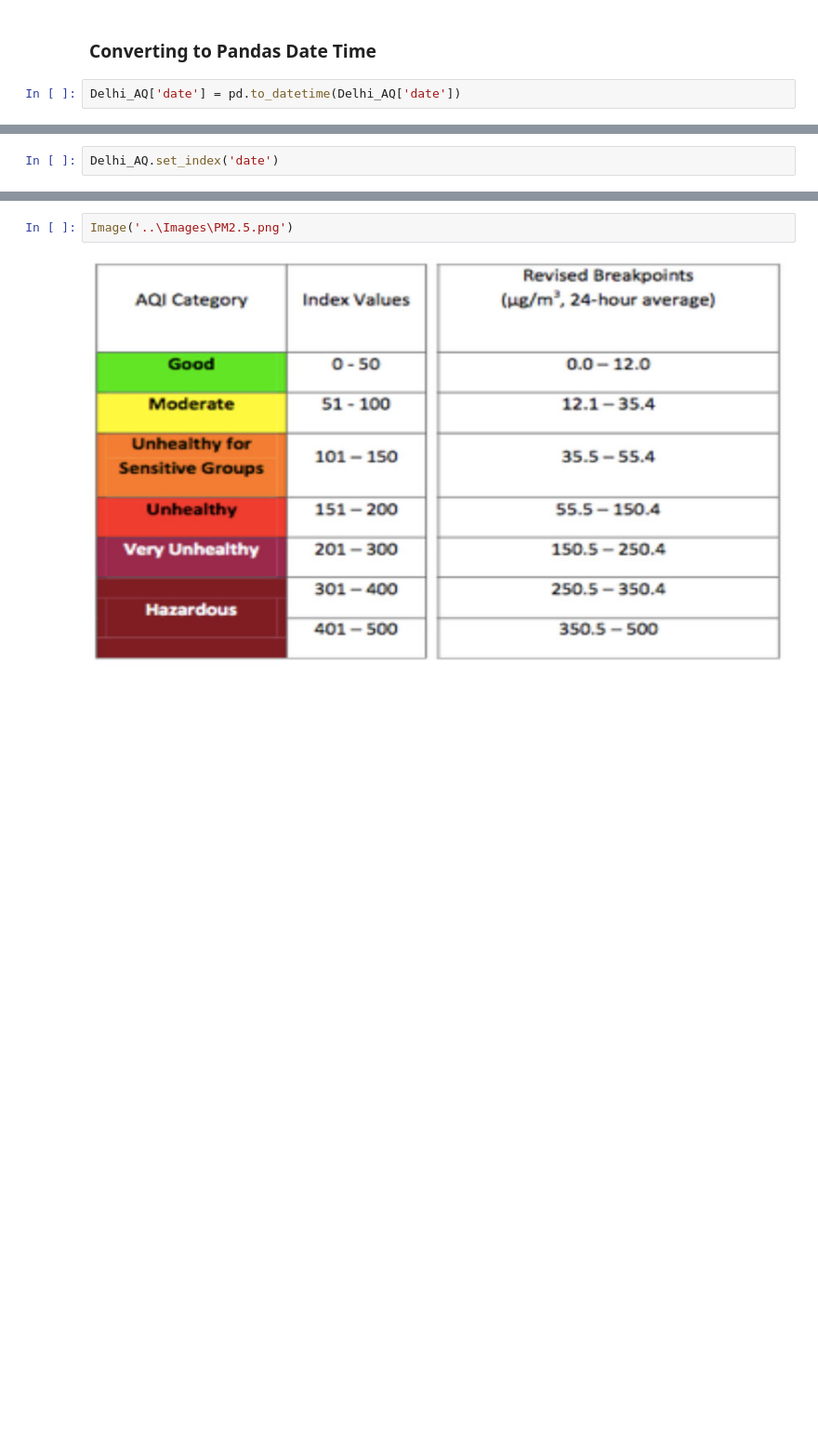
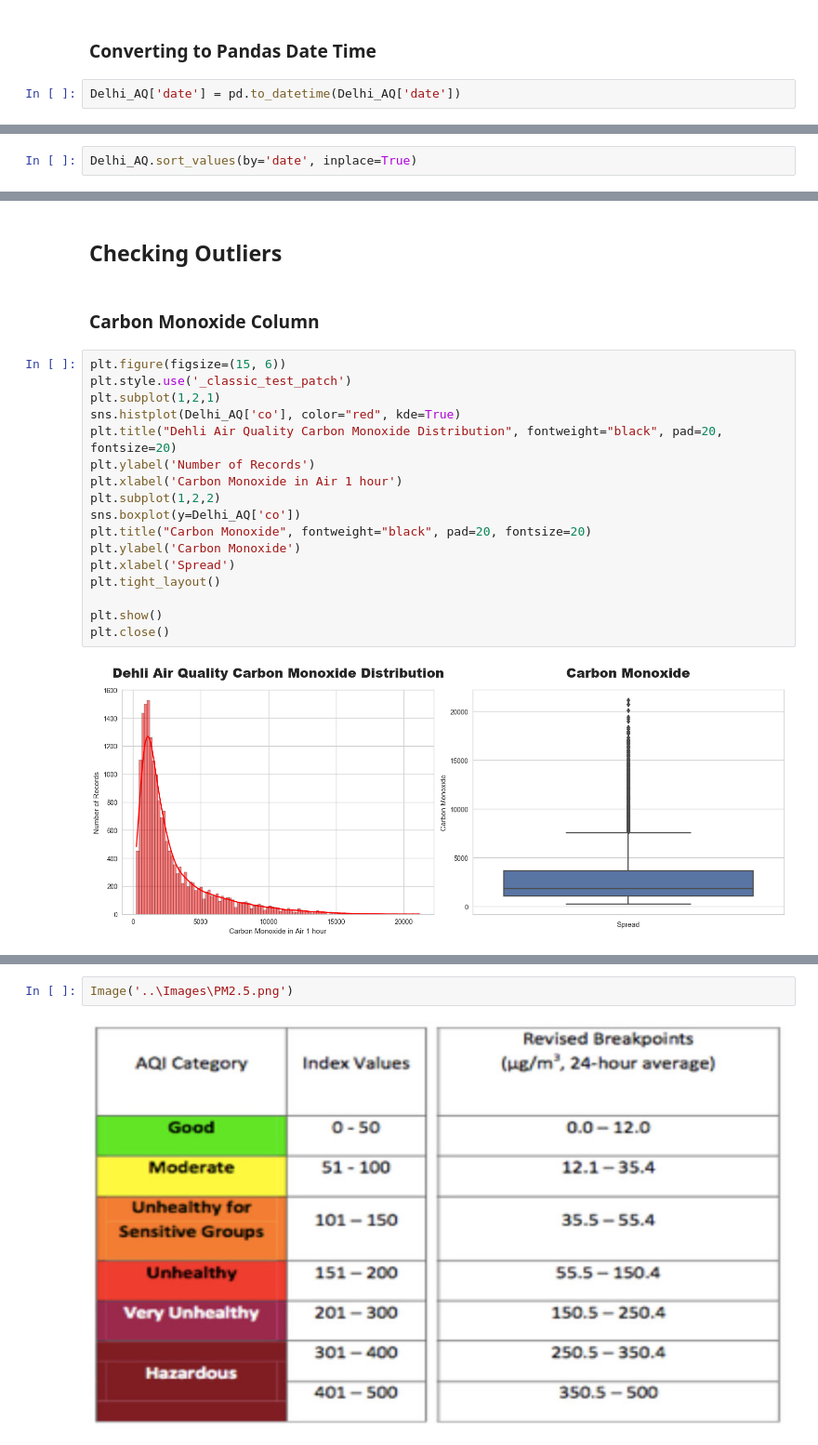
Before and after one commit to GHOSTRITAM/CLASS_PROJECT, a Jupyter notebook: AQI of Delhi/Notebook/Project Delhi.ipynb, the cells around one changed output, grey strips where cells are left out. Shown at 93% size. Saved outputs shown, nothing was run; the diff lists cells and outputs as text; blank space fills up the shorter version.

```diff
--- a/AQI of Delhi/Notebook/Project Delhi.ipynb
+++ b/AQI of Delhi/Notebook/Project Delhi.ipynb
@@ -167,2 +161,0 @@ Delhi_AQ.head()
-# %%
-Delhi_AQ.set_index('date')
@@ -183,0 +164,2 @@ Delhi_AQ.set_index('date')
+# %%
+Delhi_AQ.sort_values(by='date', inplace=True)
@@ -183,0 +180,23 @@ Delhi_AQ.set_index('date')
+# %% [markdown]
+## Checking Outliers ##
+# %% [markdown]
+### Carbon Monoxide Column ###
+# %%
+plt.figure(figsize=(15, 6))
+plt.style.use('_classic_test_patch')
+plt.subplot(1,2,1)
+sns.histplot(Delhi_AQ['co'], color="red", kde=True)
+plt.title("Dehli Air Quality Carbon Monoxide Distribution", fontweight="black", pad=20, fontsize=20)
+plt.ylabel('Number of Records')
+plt.xlabel('Carbon Monoxide in Air 1 hour')
+plt.subplot(1,2,2)
+sns.boxplot(y=Delhi_AQ['co'])
+plt.title("Carbon Monoxide", fontweight="black", pad=20, fontsize=20)
+plt.ylabel('Carbon Monoxide')
+plt.xlabel('Spread')
+plt.tight_layout()
+
+plt.show()
+plt.close()
+# %% [output]
+[figure, added]
```
Also changed, not shown: parts of 190 cells of this notebook, 5 other files.
